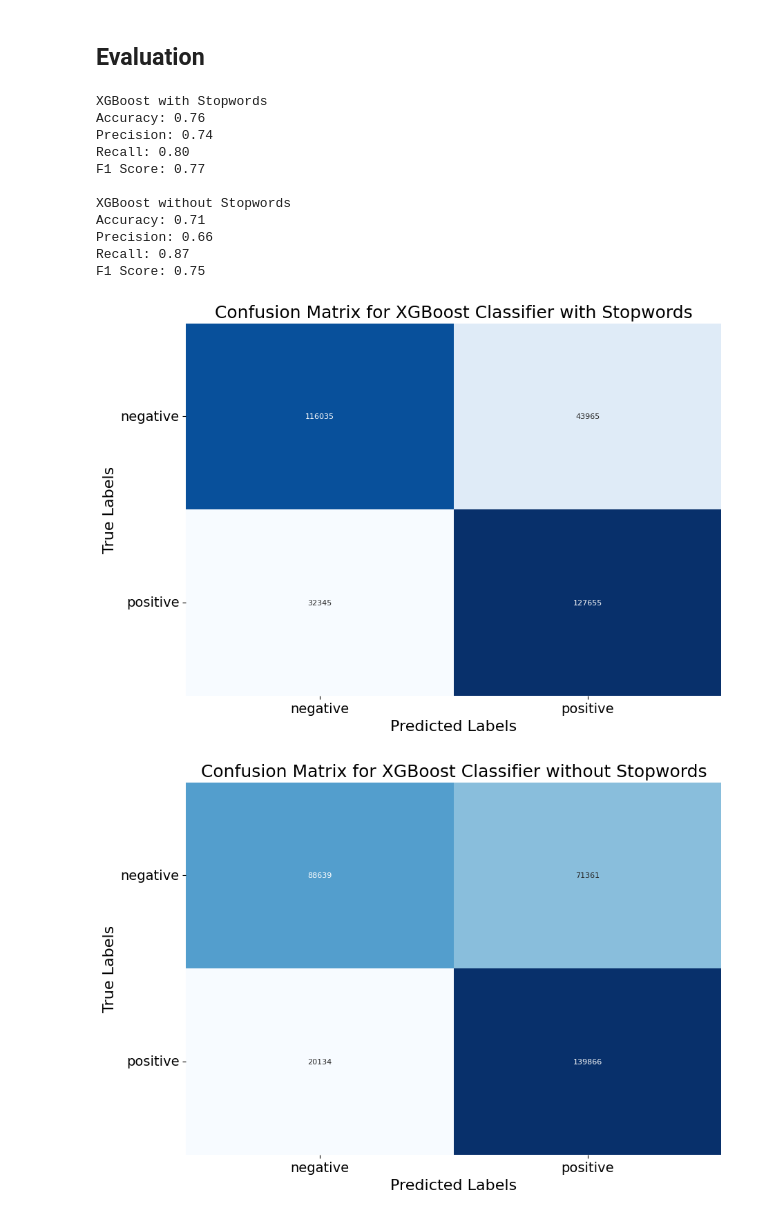
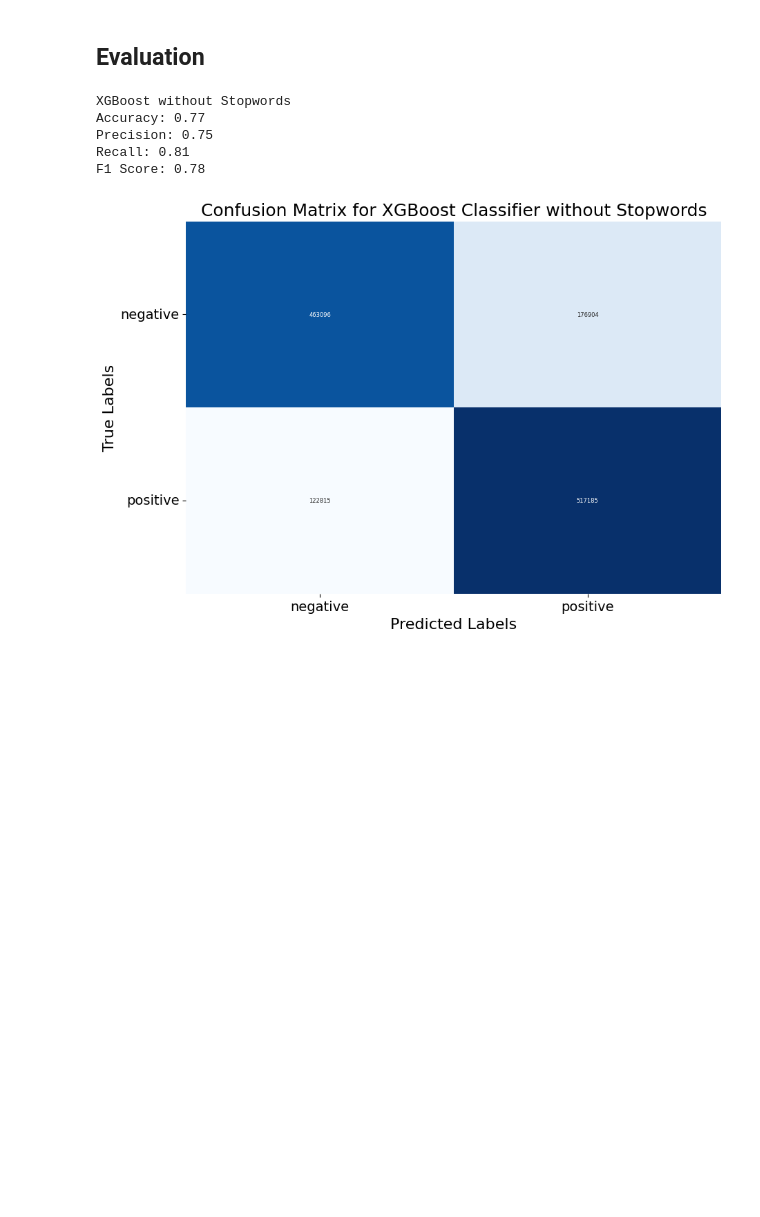
Before and after one commit to Lukas-wsc/Data-Exploration, a Jupyter notebook: ML-Based Approach/Training/XGBoost/XGBoost_without_Stopwords.ipynb, the cells around one changed output. Drawn from its saved outputs; the diff is of its cells as text; code cells hidden in the pictures; blank space fills up the shorter version.

```diff
--- a/ML-Based Approach/Training/XGBoost/XGBoost_without_Stopwords.ipynb
+++ b/ML-Based Approach/Training/XGBoost/XGBoost_without_Stopwords.ipynb
@@ -13,7 +13,7 @@ import pickle
 
 import xgboost as xgb# used model
 # %%
-train_no_stop = pd.read_csv('../../../Data-Preparation/traindata_with_stopwords_preprocessed.csv')
+train_no_stop = pd.read_csv('../../../Data-Preparation/sentiment140/traindata_with_stopwords_preprocessed.csv')
 # %%
 train_no_stop.head()
 # %% [output]
@@ -23,6 +23,11 @@ train_no_stop.head()
 | 2 | @EmilyAlbracht I feel your pain! | 0 | negative |
 | 3 | http://twitpic.com/6sdbj - 4yr ol... | 4 | positive |
 | 4 | is lonely because all my housemat... | 0 | negative |
+# %%
+# load the vectorizer from file
+with open('../../../Data-Preparation/sentiment140/tfidf_vectorizer.pkl', 'rb') as f:
+    loaded_vectorizer = pickle.load(f)
+print(loaded_vectorizer)
 # %% [markdown]
 ## Vorbereitung
 # %%
@@ -40,3 +41,5 @@ X_training_no_stop = vectorizer.fit_transform(X_train_no_stop['Text'].astype(str
+# %%
+X_training_no_stop = loaded_vectorizer.transform(X_train_no_stop['Text'].astype(str))
 # %%
 model = xgb.XGBClassifier(n_jobs = -1)
 model.fit(X_training_no_stop, Y_train_no_stop)
@@ -70,30 +76,23 @@ print(f'Precision: {precision:.2f}')
 print(f'Recall: {recall:.2f}')
 print(f'F1 Score: {f1:.2f}')
 # %% [output]
-XGBoost with Stopwords
-Accuracy: 0.76
-Precision: 0.74
-Recall: 0.80
-F1 Score: 0.77
-
 XGBoost without Stopwords
-Accuracy: 0.71
-Precision: 0.66
-Recall: 0.87
-F1 Score: 0.75
+Accuracy: 0.77
+Precision: 0.75
+Recall: 0.81
+F1 Score: 0.78
 # %%
 cm_nb = confusion_matrix(Y_train_no_stop, predictions_no_stop)
 
 
 # creation of the Heatmap
 plt.figure(figsize=(10, 7))
-sns.heatmap(cm_nb, annot=True, fmt='d', cmap='Blues', cbar=False, annot_kws={"size": 8})
+sns.heatmap(cm_nb, annot=True, fmt='d', cmap='Blues', cbar=False, annot_kws={"size": 6})
 plt.xlabel('Predicted Labels', fontsize=16)
 plt.ylabel('True Labels', fontsize=16)
 plt.title('Confusion Matrix for XGBoost Classifier without Stopwords', fontsize=18)
 plt.xticks(ticks=[0.5, 1.5], labels=['negative', 'positive'], fontsize=14)
 plt.yticks(ticks=[0.5, 1.5], labels=['negative', 'positive'], fontsize=14, rotation=0)
 plt.show()
 # %% [output]
-[figure, old version]
+[figure, new version]
-[figure, removed]
```
Also changed, not shown: parts of 4 cells of this notebook, 4 other files.
